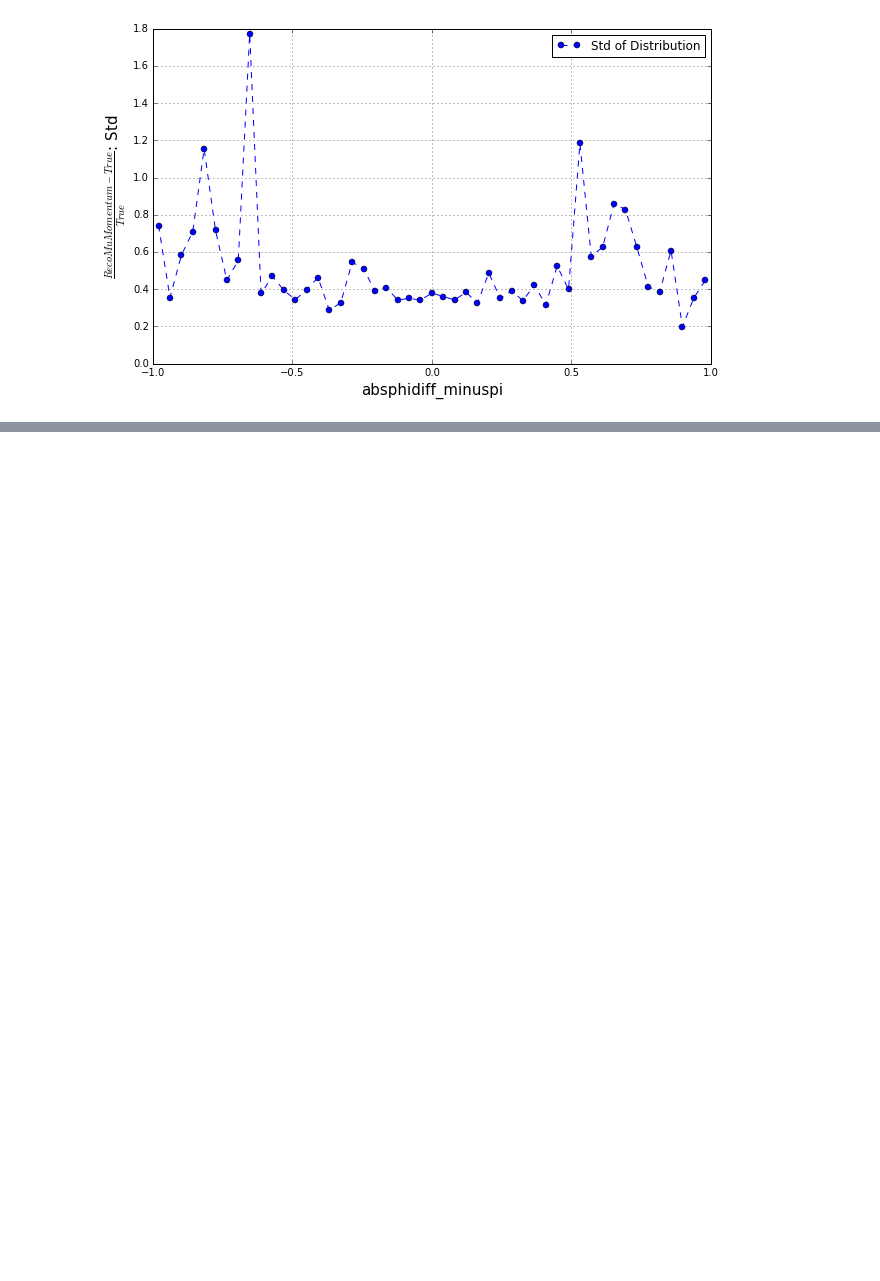
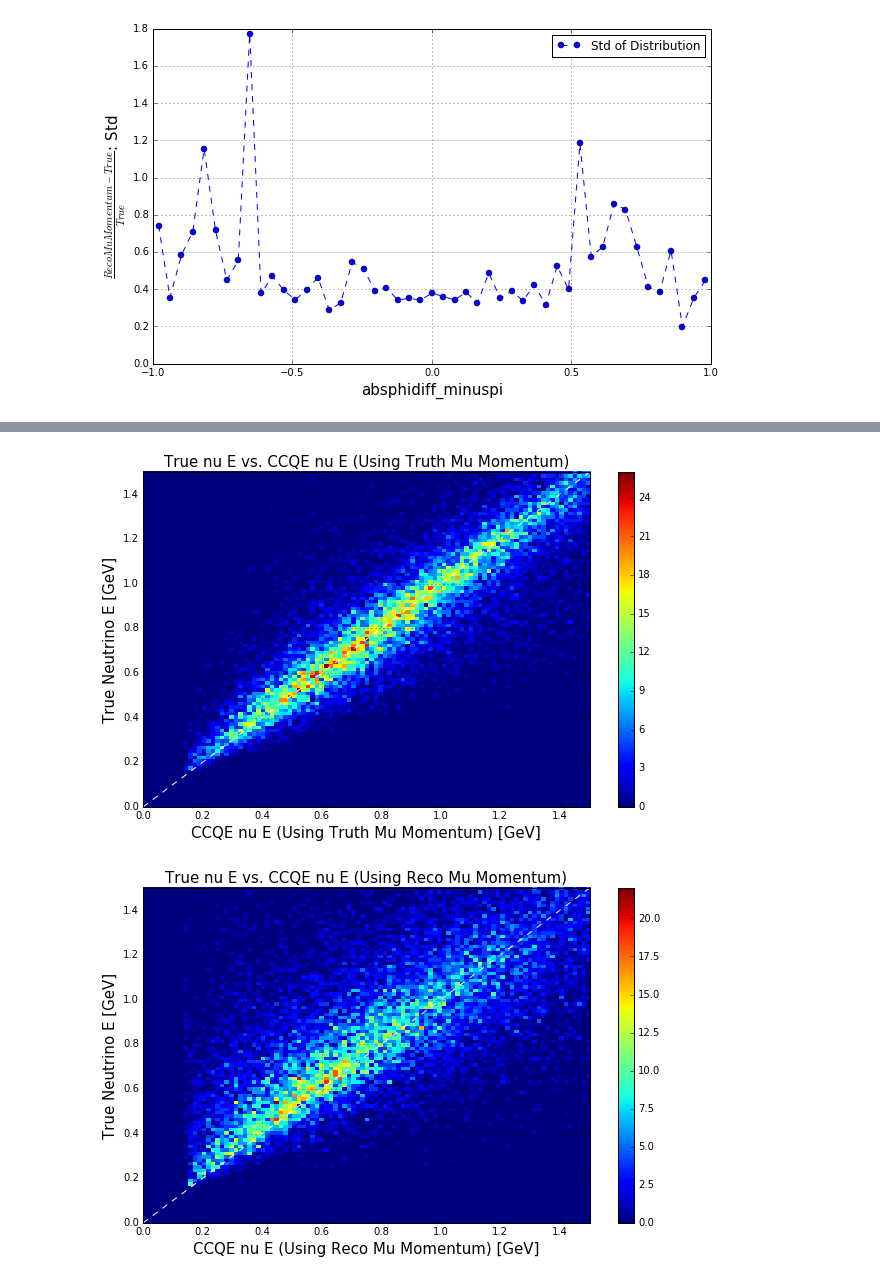
Before and after one commit to polabr/AbratenkoAna, a Jupyter notebook: CCInclusive/mac/EResPlotsMCTruth.ipynb, the cells around one changed output, grey strips where cells are left out. Drawn from its saved outputs; the diff is of its cells as text; code cells hidden in the pictures; blank space fills up the shorter version.

```diff
--- a/CCInclusive/mac/EResPlotsMCTruth.ipynb
+++ b/CCInclusive/mac/EResPlotsMCTruth.ipynb
@@ -169,0 +231,31 @@ p_reco_smearing_plot('absphidiff_minuspi > -0.1 and absphidiff_minuspi < 0.1')
+# %%
+def truenuE_vs_reconuE_CCQEtruth():
+    myx = df['Eccqe_truemumom']
+    myy = df['true_nu_E']
+    plt.figure(figsize=(10,6))
+    mybins = np.linspace(0,1.5,100)
+    numerator, meaningless, variable, here = plt.hist2d(myx, myy, bins=mybins)
+    plt.colorbar()
+    plt.title('True nu E vs. CCQE nu E (Using Truth Mu Momentum)',fontsize=15)
+    plt.xlabel('CCQE nu E (Using Truth Mu Momentum) [GeV]',fontsize=15)
+    plt.ylabel('True Neutrino E [GeV]',fontsize=15)
+    plt.grid(True)
+    plt.plot(np.array(plt.xlim()),np.array(plt.ylim()),'w--',linewidth=1)
+def truenuE_vs_reconuE_CCQEreco():
+    myx = df['Eccqe_recomumom']
+    myy = df['true_nu_E']
+    plt.figure(figsize=(10,6))
+    mybins = np.linspace(0,1.5,100)
+    numerator, meaningless, variable, here = plt.hist2d(myx, myy, bins=mybins)
+    plt.colorbar()
+    plt.title('True nu E vs. CCQE nu E (Using Reco Mu Momentum)',fontsize=15)
+    plt.xlabel('CCQE nu E (Using Reco Mu Momentum) [GeV]',fontsize=15)
+    plt.ylabel('True Neutrino E [GeV]',fontsize=15)
+    plt.grid(True)
+    plt.plot(np.array(plt.xlim()),np.array(plt.ylim()),'w--',linewidth=1)
+
+truenuE_vs_reconuE_CCQEtruth()
+truenuE_vs_reconuE_CCQEreco()
+# %% [output]
+[figure, added]
+[figure, added]
```
Also changed, not shown: parts of 10 cells of this notebook, 2 other files.
